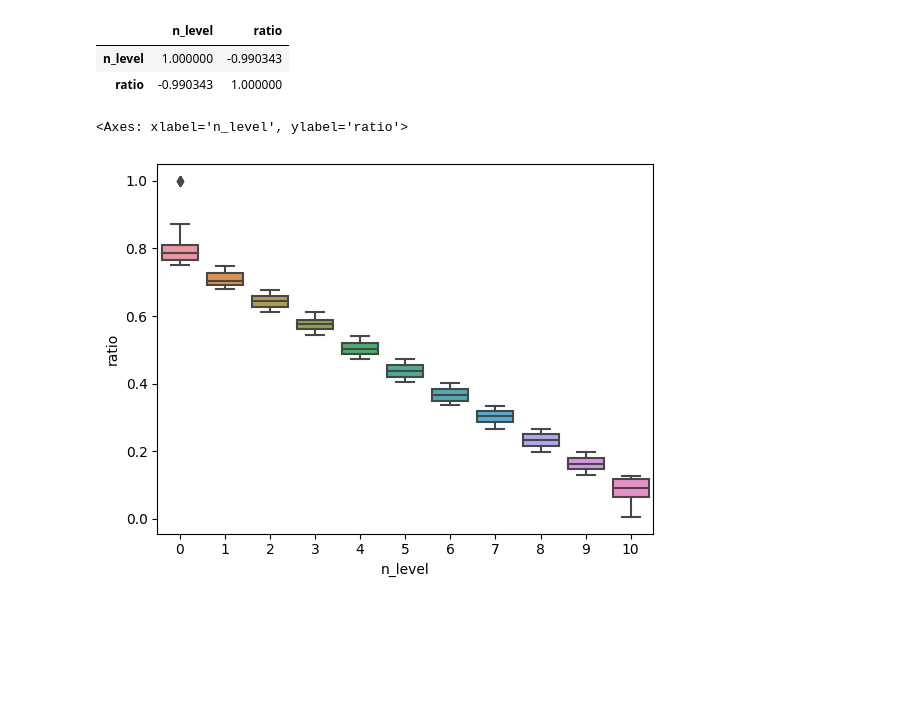
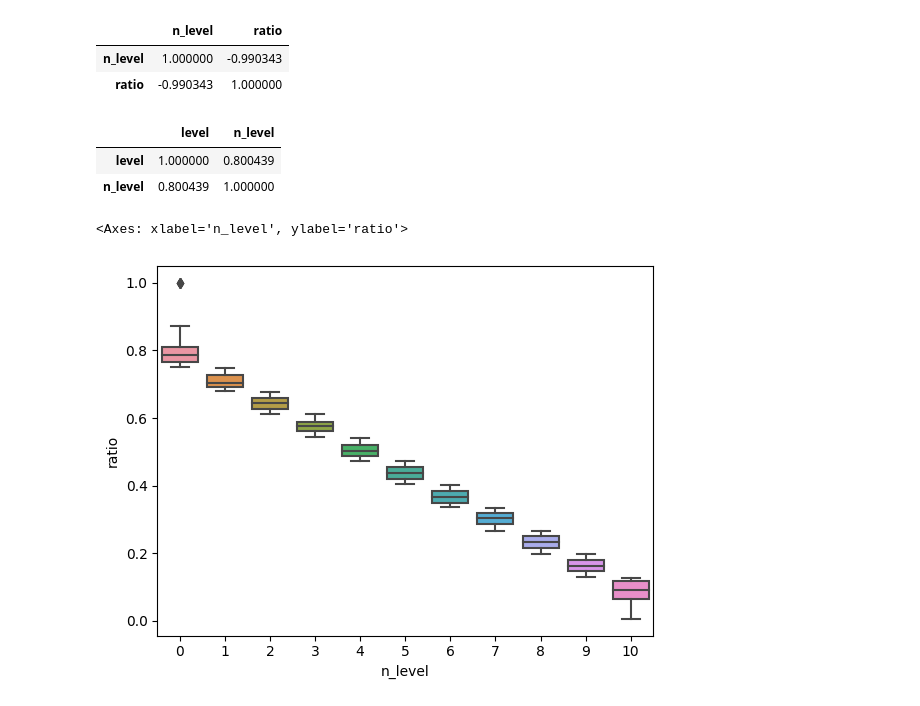
Before and after one commit to mauromascarenhas/Dificuldade-problemas-URI, a Jupyter notebook: modeling/Classificação de nível de dificuldade.ipynb, the cells around one changed output. Drawn from its saved outputs; the diff is of its cells as text; code cells hidden in the pictures; blank space fills up the shorter version.

Commit message:
Add correlation between new and old level
- Add correlation between new and old level after regression.

```diff
--- a/modeling/Classificação de nível de dificuldade.ipynb
+++ b/modeling/Classificação de nível de dificuldade.ipynb
@@ -136,6 +136,12 @@ ds[["n_level", "ratio"]].corr()
 |  | n_level | ratio |
 | n_level | 1.000000 | -0.990343 |
 | ratio | -0.990343 | 1.000000 |
+# %%
+ds[["level", "n_level"]].corr()
+# %% [output]
+|  | level | n_level |
+| level | 1.000000 | 0.800439 |
+| n_level | 0.800439 | 1.000000 |
 # %%
 sns.boxplot(ds, x = "n_level", y = "ratio")
 # %% [output]
```
